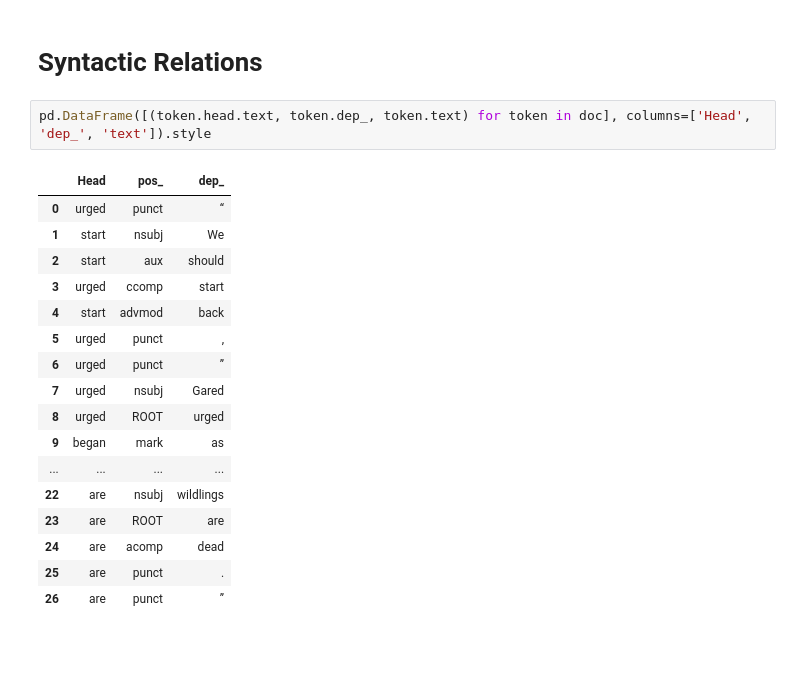
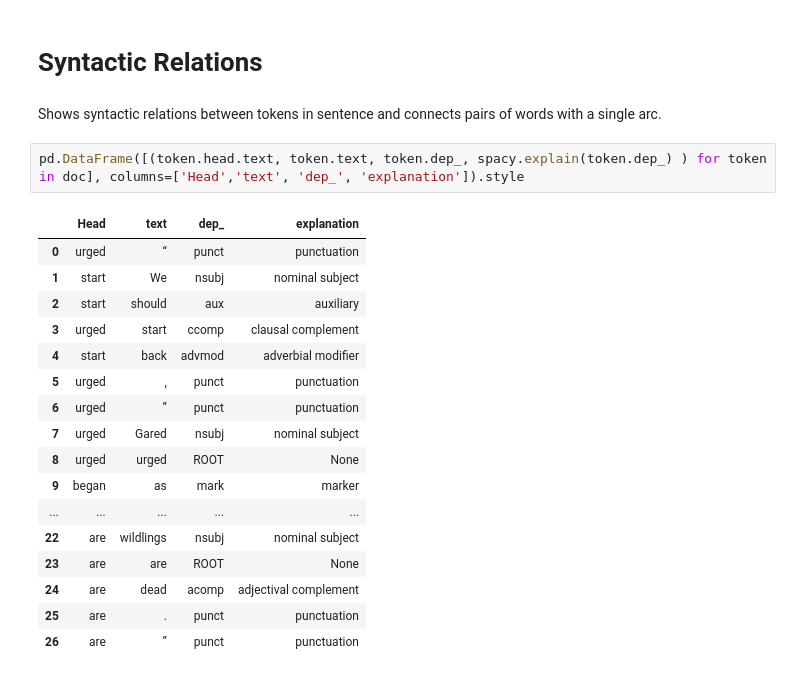
Before and after one commit to coderoman/spacy-cheatsheet, a Jupyter notebook: spacy_cheatsheet.ipynb, the cells around one changed output. Cells and saved outputs as stored; diff of their text form; blank space fills up the shorter version.

Commit message:
adds description to syntactic relation and reorders columns

```diff
--- a/spacy_cheatsheet.ipynb
+++ b/spacy_cheatsheet.ipynb
@@ -111,23 +111,25 @@ for sentence in chapter.sents:
 ['Bet he killed them all himself, he did,', 'twisted their little heads off, our mighty warrior.']
 # %% [markdown]
 # Syntactic Relations
+# %% [markdown]
+Shows syntactic relations between tokens in sentence and connects pairs of words with a single arc.
 # %%
-pd.DataFrame([(token.head.text, token.dep_, token.text) for token in doc], columns=['Head', 'dep_', 'text']).style
+pd.DataFrame([(token.head.text, token.text, token.dep_, spacy.explain(token.dep_) ) for token in doc], columns=['Head','text', 'dep_', 'explanation']).style
 # %% [output]
-|  | Head | pos_ | dep_ |
-| 0 | urged | punct | “ |
-| 1 | start | nsubj | We |
-| 2 | start | aux | should |
-| 3 | urged | ccomp | start |
-| 4 | start | advmod | back |
-| 5 | urged | punct | , |
-| 6 | urged | punct | ” |
-| 7 | urged | nsubj | Gared |
-| 8 | urged | ROOT | urged |
-| 9 | began | mark | as |
-| ... | ... | ... | ... |
-| 22 | are | nsubj | wildlings |
-| 23 | are | ROOT | are |
-| 24 | are | acomp | dead |
-| 25 | are | punct | . |
-| 26 | are | punct | ” |
+|  | Head | text | dep_ | explanation |
+| 0 | urged | “ | punct | punctuation |
+| 1 | start | We | nsubj | nominal subject |
+| 2 | start | should | aux | auxiliary |
+| 3 | urged | start | ccomp | clausal complement |
+| 4 | start | back | advmod | adverbial modifier |
+| 5 | urged | , | punct | punctuation |
+| 6 | urged | ” | punct | punctuation |
+| 7 | urged | Gared | nsubj | nominal subject |
+| 8 | urged | urged | ROOT | None |
+| 9 | began | as | mark | marker |
+| ... | ... | ... | ... | ... |
+| 22 | are | wildlings | nsubj | nominal subject |
+| 23 | are | are | ROOT | None |
+| 24 | are | dead | acomp | adjectival complement |
+| 25 | are | . | punct | punctuation |
+| 26 | are | ” | punct | punctuation |
```
